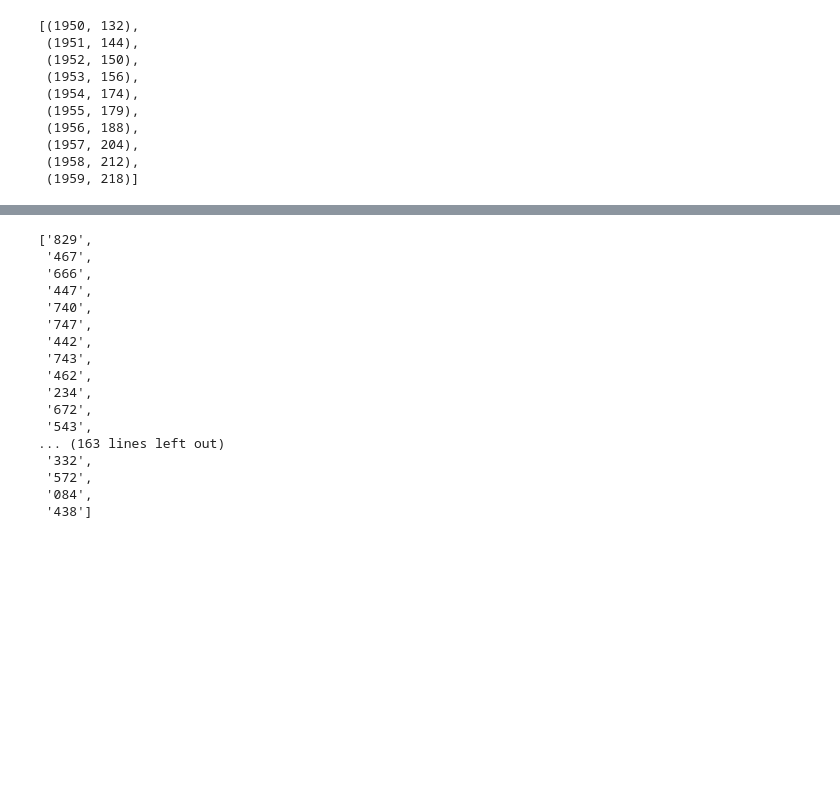
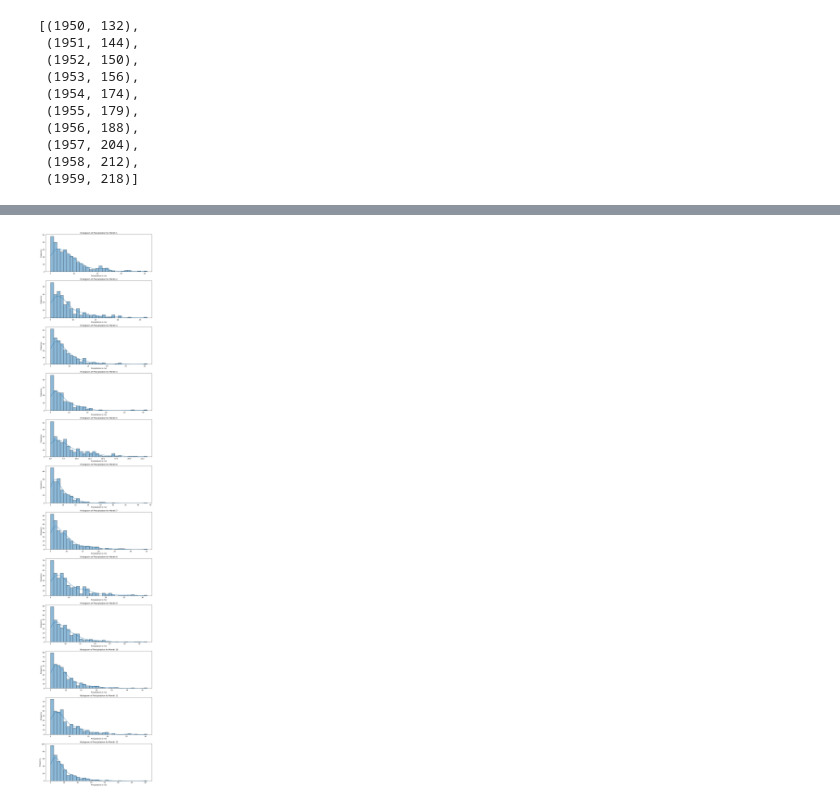
Before and after one commit to rmsryu/spark-climate-data, a Jupyter notebook: 02_datapre.ipynb, the cells around one changed output, grey strips where cells are left out. Cells and saved outputs as stored; diff of their text form; code cells hidden in the pictures; blank space fills up the shorter version.

```diff
--- a/02_datapre.ipynb
+++ b/02_datapre.ipynb
@@ -209,2 +392,19 @@ df_final.summary().show()
+# %%
+df_final_daily = df_final_daily.withColumn("month", month(col("date")))
+num_months = df_final_daily.select("month").distinct().count()
+fig, axes = plt.subplots(num_months, 1, figsize=(10, 4 * num_months))
+
+for i, ax in enumerate(axes, start=1):
+    month_df = df_final_daily.filter(col("month") == i).toPandas()
+    month_df = month_df[month_df.precipitation > 5]
+    sns.histplot(month_df["precipitation"], bins=30, kde=True, ax=ax)
+    ax.set_title(f"Histogram of Precipitation for Month {i}")
+    ax.set_xlabel("Precipitation in mm")
+    ax.set_ylabel("Frequency")
+
+plt.tight_layout()
+plt.show()
+# %% [output]
+[figure, added]
 # %%
 # Save to hadoop
@@ -212,20 +411,0 @@ df_final.write.mode("overwrite").parquet(f"{hadoopUrl}/precipitation/data/agg/fr
-# %%
-stations_filter
-# %% [output]
-['829',
- '467',
- '666',
- '447',
- '740',
- '747',
- '442',
- '743',
- '462',
- '234',
- '672',
- '543',
-... (163 lines left out)
- '332',
- '572',
- '084',
- '438']
```
Also changed, not shown: parts of 14 cells of this notebook, 2 other files.
